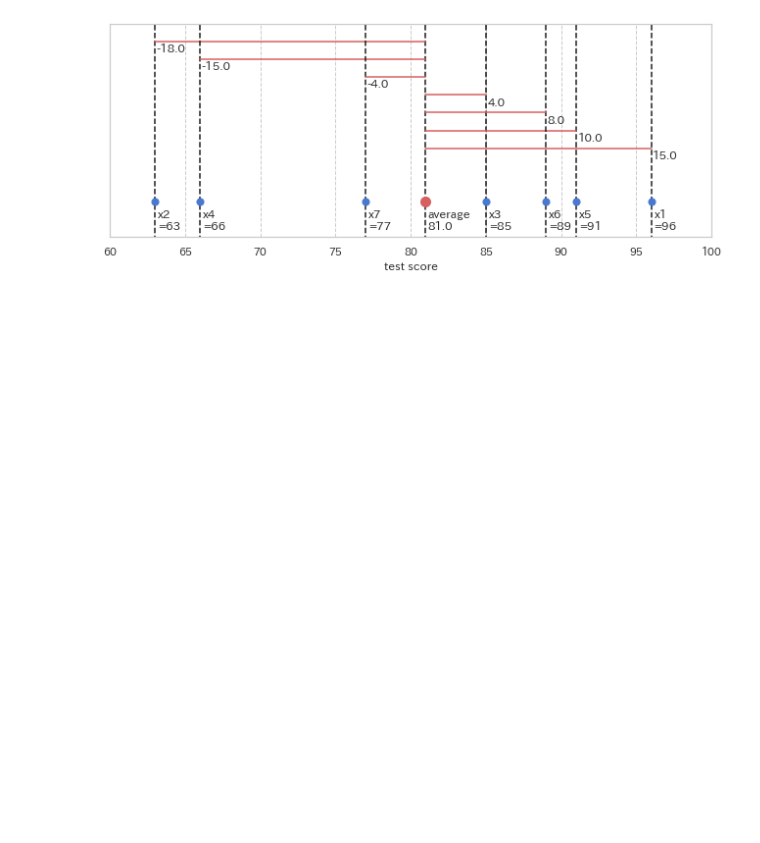
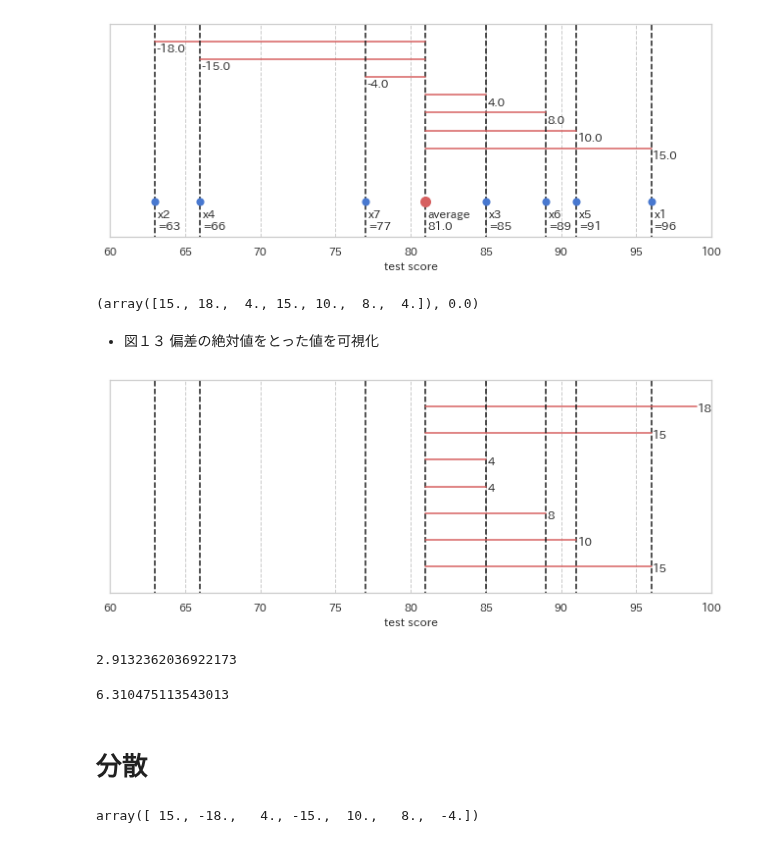
Before and after one commit to zfukuoka/Copying_a_sutra, a Jupyter notebook: SoftwareDesign202010_01/SoftwareDesign202010_0102.ipynb, the cells around one changed output. Cells and saved outputs as stored; diff of their text form; code cells hidden in the pictures; blank space fills up the shorter version.

```diff
--- a/SoftwareDesign202010_01/SoftwareDesign202010_0102.ipynb
+++ b/SoftwareDesign202010_01/SoftwareDesign202010_0102.ipynb
@@ -328,3 +330,27 @@ plt.xlabel("test score")
 plt.show()
 # %% [output]
 [figure]
+# %%
+deviation_x_abs = np.abs(deviation_x)
+deviation_x_abs, np.mean(deviation_x)
+# %% [output]
+(array([15., 18.,  4., 15., 10.,  8.,  4.]), 0.0)
+# %% [markdown]
+* 図１３ 偏差の絶対値をとった値を可視化
+# %%
+m = np.mean(x)
+plt.figure(figsize=(11,4))
+
+plt.plot([m, m], [-5, 10], "k--", zorder=10)
+for i, p, sd in zip(range(len(x)), [1.5, 4.5, 3, 4, 2, 2.5, 3.5], deviation_x_abs):
+  plt.plot([x[i], x[i]], [-5, 10], "k--", zorder=10)
+  plt.plot([m+sd, m], [p, p], "r", zorder=10)
+  plt.text(m+sd+0.1, p-0.1, f"{sd:.0f}", size=12)
+
+plt.yticks([])
+plt.xlim(60, 100)
+plt.ylim(1, 5)
+plt.xlabel("test score")
+plt.show()
+# %% [output]
+[figure, added]
@@ -330,0 +366,10 @@ plt.show()
+# %%
+average_deviation(x1)
+# %% [output]
+2.9132362036922173
+# %%
+average_deviation(x2)
+# %% [output]
+6.310475113543013
+# %% [markdown]
+# 分散
@@ -330,0 +378,4 @@ plt.show()
+# %%
+deviation_x
+# %% [output]
+array([ 15., -18.,   4., -15.,  10.,   8.,  -4.])
```
Also changed, not shown: parts of 6 cells of this notebook.
